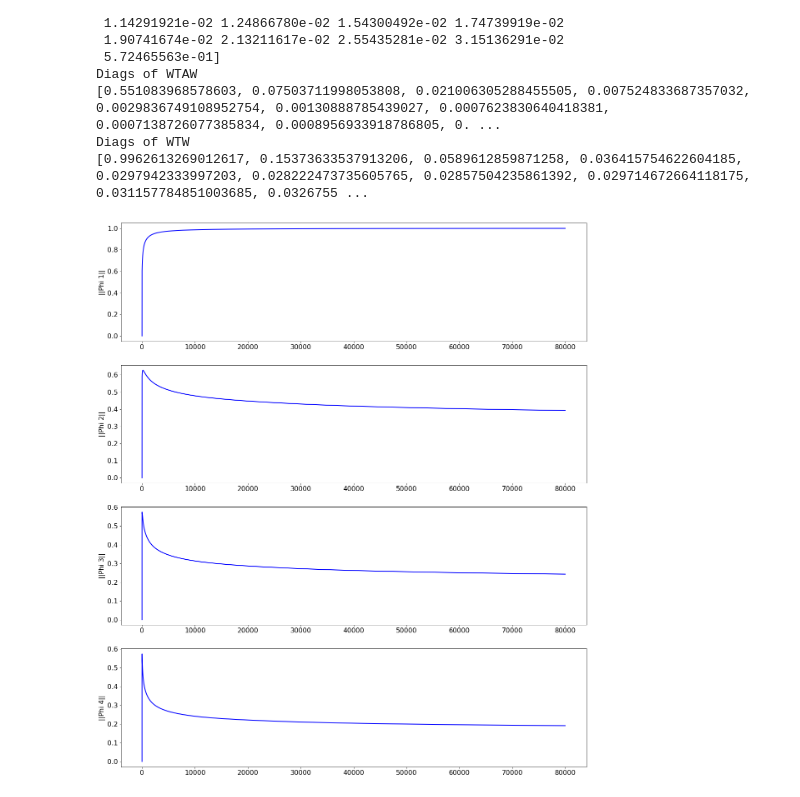
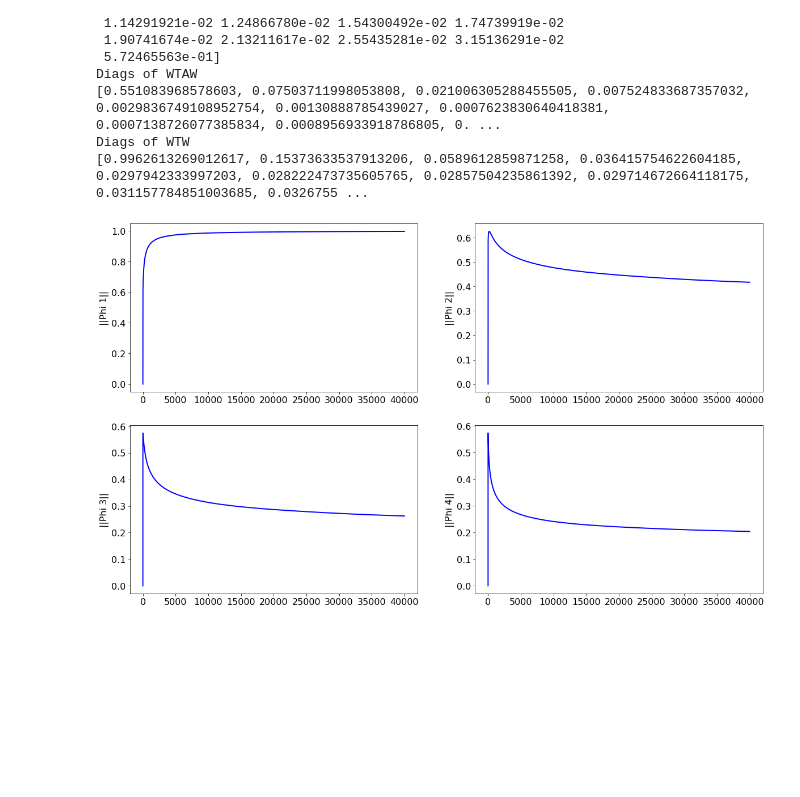
Before and after one commit to cchatterj0/AdaptiveMLAlgorithms, a Jupyter notebook: Chapter8-Expts/drift2_nonstat.ipynb, the cells around one changed output. Saved outputs shown, nothing was run; the diff lists cells and outputs as text; code cells hidden in the pictures; blank space fills up the shorter version.

```diff
--- a/Chapter8-Expts/drift2_nonstat.ipynb
+++ b/Chapter8-Expts/drift2_nonstat.ipynb
@@ -103,8 +103,9 @@ nDim = dataset1.shape[1]
 A = np.zeros(shape=(nDim,nDim)) # stores adaptive correlation matrix
 N = np.zeros(shape=(1,nDim)) # stores eigen norms
 W = 0.1 * np.ones(shape=(nDim,nDim)) # stores adaptive eigenvectors
-for iter in range(nSamples//1):
+for iter in range(nSamples):
     cnt = iter + 1
+    # Update data correlation matrix A with current data vector x
     x = np.array(dataset1.iloc[iter])
     x = x.reshape(nDim,1)
     A = A + (1.0/cnt)*((np.dot(x, x.T)) - A)
@@ -161,15 +162,15 @@ Diags of WTW
 # %%
 cols = dataset.columns
 norms = pd.DataFrame({cols[0]: N[:, 0], cols[1]: N[:, 1], cols[2]: N[:, 2], cols[3]: N[:, 3], \
                       cols[4]: N[:, 4], cols[5]: N[:, 5], cols[6]: N[:, 6], cols[7]: N[:, 7]})
 
-plt.figure(figsize=(20, 24))
+plt.figure(figsize=(20, 12))
 plt.rcParams.update({'font.size': 16})
 cols = norms.columns
 for i in range(4):
-    plt.subplot(4, 1, i+1)
+    plt.subplot(2, 2, i+1)
     plt.ylabel('||Phi {}||'.format(i+1))
-    plt.plot(norms[cols[i]], lw=2, color='b')
+    plt.plot(norms[cols[i]][0:40000], lw=2, color='b')
 plt.show()
 # %% [output]
-[figure, old version]
+[figure, new version]
```
Also changed, not shown: 11 other files.
